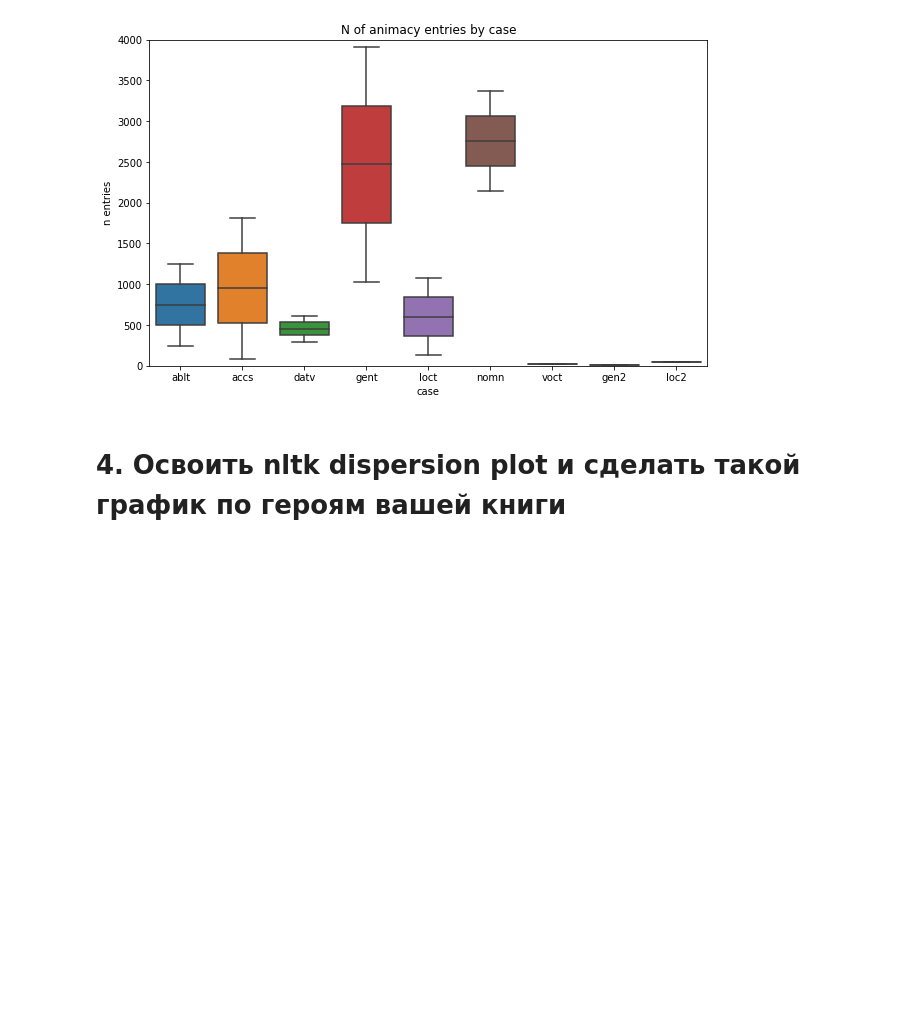
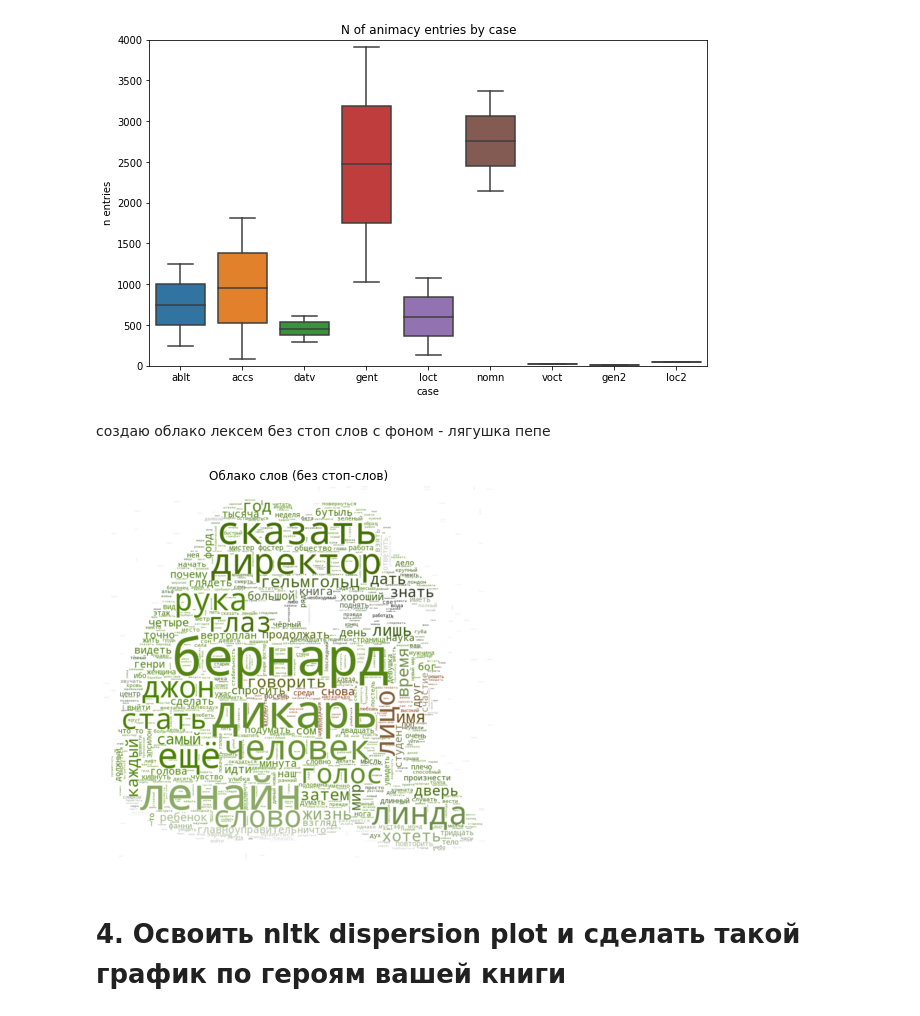
Before and after one commit to hse-ling-python/hw-2-groups-1-2-likadzh, a Jupyter notebook: hw3.ipynb, the cells around one changed output. Cells and saved outputs as stored; diff of their text form; code cells hidden in the pictures; blank space fills up the shorter version.

```diff
--- a/hw3.ipynb
+++ b/hw3.ipynb
@@ -106,6 +110,27 @@ plt.ylabel('n entries')
 plt.xlabel('case');
 # %% [output]
 [figure]
+# %% [markdown]
+создаю облако лексем без стоп слов с фоном - лягушка пепе
+# %%
+d = getcwd()
+
+stops = set(stopwords.words('russian') + ['это', 'весь', 'который', 'мочь', 'свой'])
+
+text = ' '.join([word for word in df['lex'].values if word not in stops])
+mask = np.array(Image.open(path.join(d, "pepe-the-frog-internet-meme-clip-art-frog.jpg")))
+wc = WordCloud(background_color="white", max_words=1000, mask=mask,
+               max_font_size=100, random_state=42)
+wc.generate(text)
+
+image_colors = ImageColorGenerator(mask)
+plt.figure(figsize=[7,7])
+plt.imshow(wc.recolor(color_func=image_colors), interpolation="bilinear")
+plt.axis("off")
+plt.title('Облако слов (без стоп-слов)')
+_=plt.show()
+# %% [output]
+[figure, added]
 # %% [markdown]
 # 4. Освоить nltk dispersion plot и сделать такой график по героям вашей книги
 # %%
```
Also changed, not shown: parts of 1 cell of this notebook, 1 other file.
